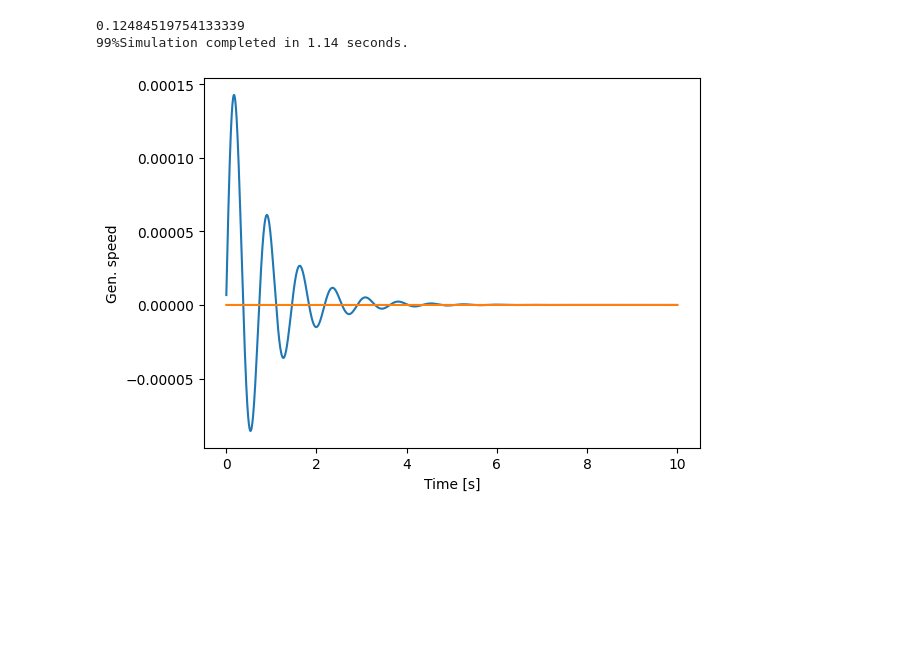
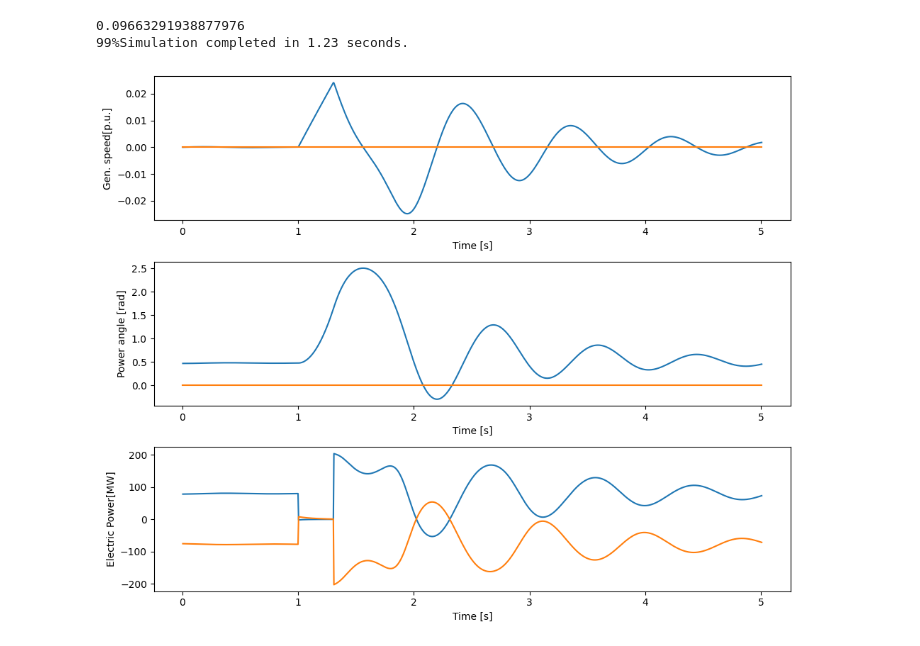
Before and after one commit to VargFo/TET4180_PSDynamicsAndControl_Notebooks, a Jupyter notebook: 5-LargeDisturbances.ipynb, the cells around one changed output. Drawn from its saved outputs; the diff is of its cells as text; code cells hidden in the pictures; blank space fills up the shorter version.

```diff
--- a/5-LargeDisturbances.ipynb
+++ b/5-LargeDisturbances.ipynb
@@ -117,7 +170,7 @@ ps = dps.PowerSystemModel(model=model)
 ps.init_dyn_sim()
 print(max(abs(ps.state_derivatives(0, ps.x_0, ps.v_0))))
 
-t_end = 10
+t_end = 5
 x_0 = ps.x_0.copy()
 
 # Solver
@@ -129,64 +182,65 @@ res = defaultdict(list)
 t_0 = time.time()
 
 sc_bus_idx = ps.gen['GEN'].bus_idx_red['terminal'][0]
 
 # Run simulation
 while t < t_end:
     sys.stdout.write("\r%d%%" % (t/(t_end)*100))
 
     ################  Assignment 3 / 4: Simulation of short-circuit  ################
 
-    #if (...):
-    #    ps.y_bus_red_mod[ , ] =
-    #else:
-    #    ps.y_bus_red_mod[ , ] =
+    t_fault = 1
+    t_clear = 1.3
 
-    ##'y_bus_red_mod' refers to the fault admittance, the inverse of fault impedance.
-    ##Fault: impedance = zero --> admittance = ?
+    if (t_fault<t<t_clear):
+        ps.y_bus_red_mod[1,1] =1e6
+    else:
+        ps.y_bus_red_mod[ 1, 1] =0
+    #'y_bus_red_mod' refers to the fault admittance, the inverse of fault impedance.
+    #Fault: impedance = zero --> admittance = ?
 
-    ##[0, 0]: corresponds to 'B1' (generator bus).
-    ##[1, 1]: corresponds to 'B2' (load bus).
-    ##[2, 2]: corresponds to 'B3' (stiff network).
+    #[0, 0]: corresponds to 'B1' (generator bus).
+    #[1, 1]: corresponds to 'B2'
+    #[2, 2]: corresponds to 'B3' (stiff network).
 
-    #################################################################################
-
-    #####  Assignment 5/6: Short-circuit with line disconnection & reconnection #####
-
-    #if (...) and (...):
-    #   (...)
-    #   ps.y_bus_red_mod[ , ] =
-
-    #if (...) and (...):
-    #    (...)
-    #    ps.lines['Line'].event(ps, ps.lines['Line'].par['name'][0], 'disconnect')
-    #    ps.y_bus_red_mod[ , ] =
-
-    #if (...) and (...):
-    #    (...)
-    #    ps.lines['Line'].event(ps, ps.lines['Line'].par['name'][0], 'connect')
-
-    #################################################################################
 
     # Simulate next step
     result = sol.step()
     x = sol.y
     v = sol.v
     t = sol.t
 
     dx = ps.ode_fun(0, ps.x_0)
 
     # Store result
     res['t'].append(t)
     res['gen_speed'].append(ps.gen['GEN'].speed(x, v).copy())
+    res['power_angle'].append(ps.gen['GEN'].angle(x, v).copy())
+    res['Electric Power'].append(ps.gen['GEN'].P_e(x, v).copy())
 
 print('Simulation completed in {:.2f} seconds.'.format(time.time() - t_0))
 
-plt.figure()
-plt.plot(res['t'], res['gen_speed'])
-plt.xlabel('Time [s]')
-plt.ylabel('Gen. speed')
+fig, axs = plt.subplots(3, 1, figsize=(10, 8))
+
+# Plot generator speed
+axs[0].plot(res['t'], res['gen_speed'])
+axs[0].set_xlabel('Time [s]')
+axs[0].set_ylabel('Gen. speed[p.u.]')
+
+# Plot power angle
+axs[1].plot(res['t'], res['power_angle'])
+axs[1].set_xlabel('Time [s]')
+axs[1].set_ylabel('Power angle [rad]')
+
+# Plot electric power
+axs[2].plot(res['t'], res['Electric Power'])
+axs[2].set_xlabel('Time [s]')
+axs[2].set_ylabel('Electric Power[MW]')
+
+# Adjust layout
+plt.tight_layout()
 plt.show()
 # %% [output]
-0.12484519754133339
-99%Simulation completed in 1.14 seconds.
+0.09663291938877976
+99%Simulation completed in 1.23 seconds.
-[figure, old version]
+[figure, new version]
```
Also changed, not shown: parts of 17 cells of this notebook, 3 other files.
